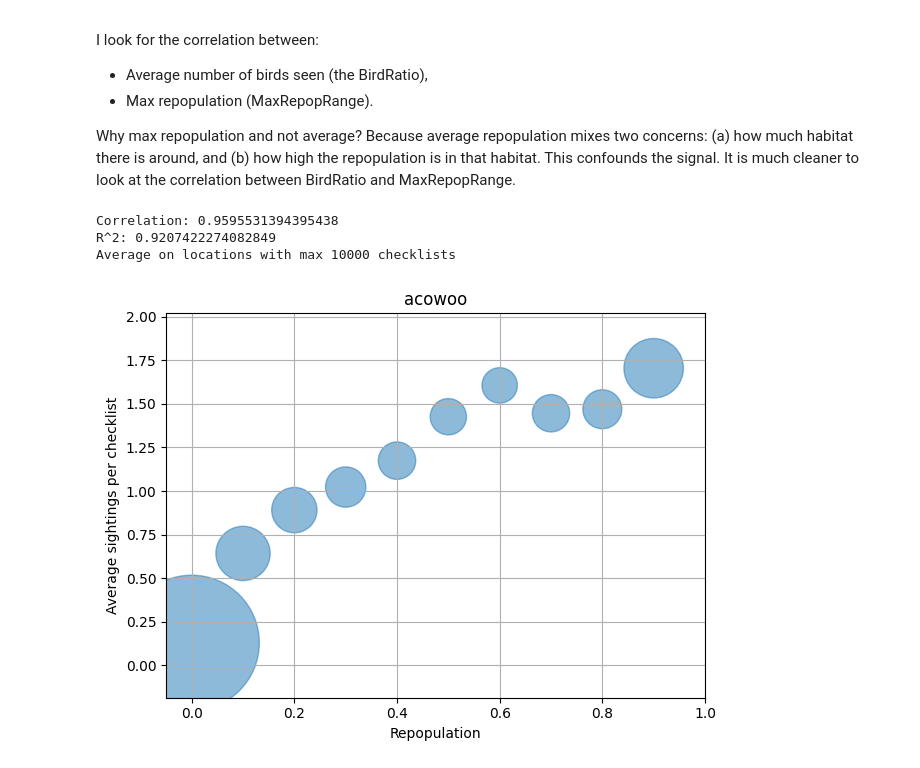
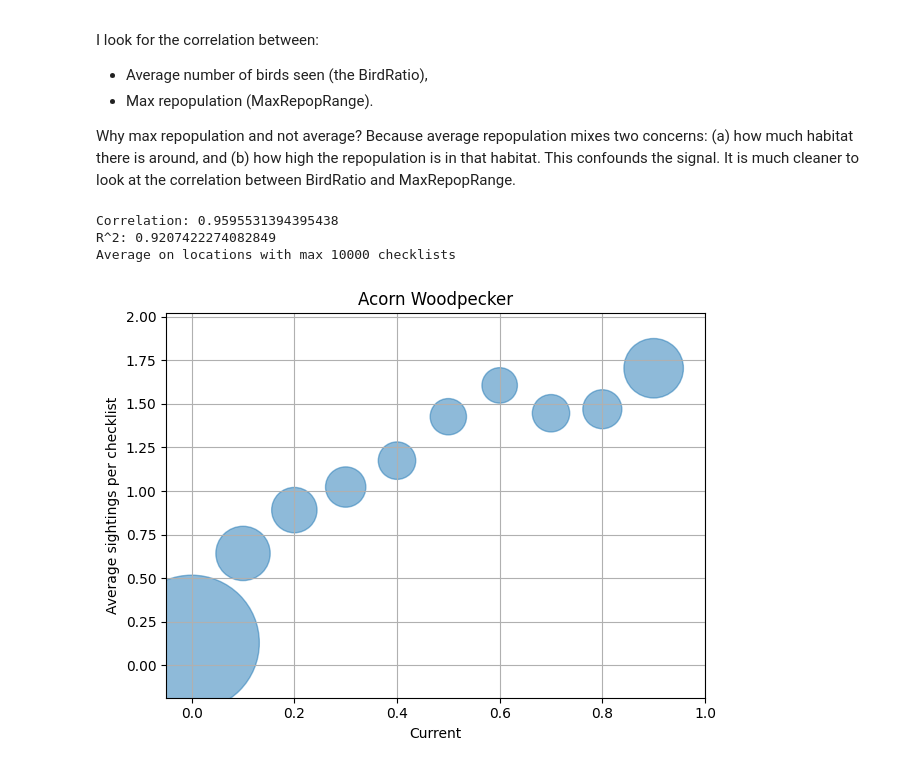
Before and after one commit to ecoscape-earth/ecoscape-connectivity-paper-reproduction, a Jupyter notebook: DisplayValidationResultsOmniscape.ipynb, the cells around one changed output. Drawn from its saved outputs; the diff is of its cells as text; code cells hidden in the pictures.

Commit message:
New figures

```diff
--- a/DisplayValidationResultsOmniscape.ipynb
+++ b/DisplayValidationResultsOmniscape.ipynb
@@ -49,7 +49,7 @@ def read_bird_df(bird_out):
     df = pd.read_csv(obs_csv_path)
     return df
 # %%
-def plot_bird_ratios_locations(bird, bird_output, max_checklists=100):
+def plot_bird_ratios_locations(bird, bird_output, max_checklists=100, bird_name=None):
     val_fn = "validation_cum_currmap.csv"
     obs_csv_path = os.path.join(DATA_PATH, "output", bird_output, val_fn)
     df = read_bird_df(bird_output)
@@ -68,9 +68,9 @@ def plot_bird_ratios_locations(bird, bird_output, max_checklists=100):
     norm = plt.Normalize(vmin=min(sizes), vmax=max(sizes))
     fig, ax = plt.subplots()
     ax.scatter(xs, ys, s=sizes, alpha=0.5)
-    ax.set_xlabel("Repopulation")
+    ax.set_xlabel("Current")
     ax.set_ylabel("Average sightings per checklist")
-    ax.set_title(bird)
+    ax.set_title(bird_name)
     ax.set_xlim((-0.05, 1))
     ymin, ymax = np.min(ys), np.max(ys)
     ylmin, ylmax = ymin - 0.2 * (ymax - ymin), ymax + 0.2 * (ymax - ymin)
@@ -79,11 +79,12 @@ def plot_bird_ratios_locations(bird, bird_output, max_checklists=100):
     fig.tight_layout()
     print("Average on locations with max {} checklists".format(max_checklists))
     plt.show()
+    fig.savefig("Figures/OmniscapeSightingsVsConnectivity{}.pdf".format(bird), format="pdf")
 # %%
-plot_bird_ratios_locations("acowoo", "acowoo_CA", max_checklists=10000)
+plot_bird_ratios_locations("acowoo", "acowoo_CA", max_checklists=10000, bird_name="Acorn Woodpecker")
 # %% [output]
 Correlation: 0.9595531394395438
 R^2: 0.9207422274082849
 Average on locations with max 10000 checklists
-[figure, old version]
+[figure, new version]
 # %%
```
Also changed, not shown: parts of 1 cell of this notebook, 2 other files.
